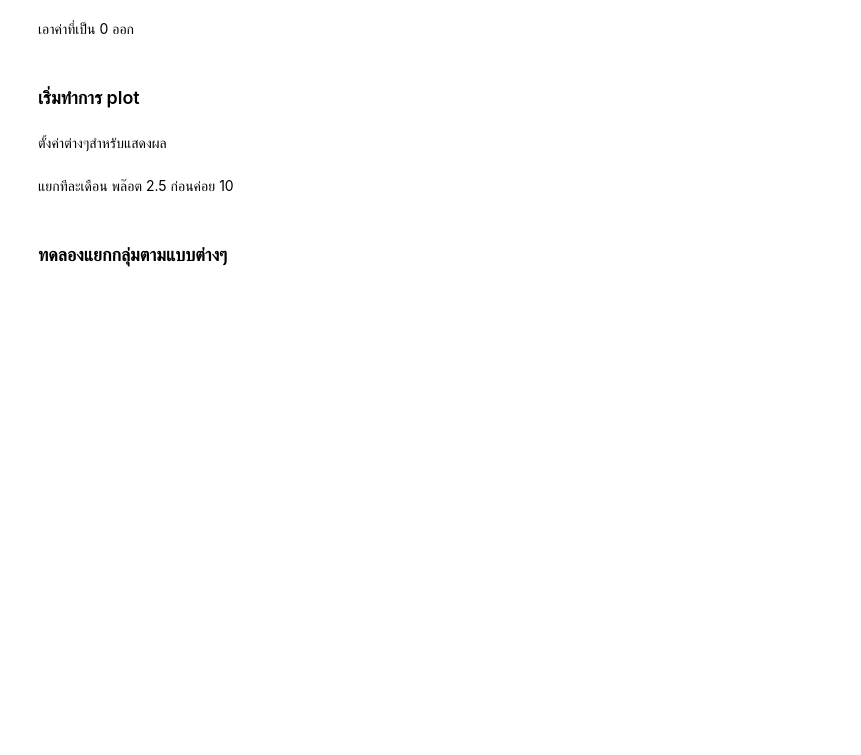
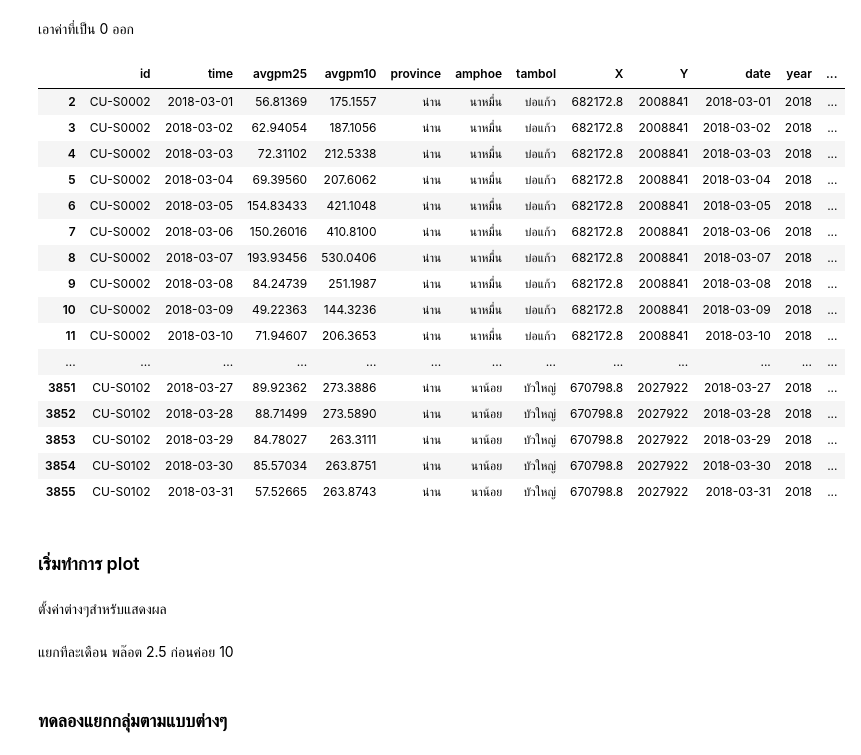
Before and after one commit to Maplub/Jupyter, a Jupyter notebook: 2018 Analysis.ipynb, the cells around one changed output. Drawn from its saved outputs; the diff is of its cells as text; code cells hidden in the pictures; blank space fills up the shorter version.

```diff
--- a/2018 Analysis.ipynb
+++ b/2018 Analysis.ipynb
@@ -55,7 +55,7 @@ airq<-na.omit(airq)
 # %% [markdown]
 ทำวันที่ในคอลัมน์ให้เป็น date จริงๆ ใส่ไว้ในคอลัมน์ชื่อ date แล้วก็แยกวันเดือนปีออกมาจะได้ใช้ code เก่าที่มีอยู่ได้
 # %%
-airq$date<-as.Date(airq$Time,format="%d/%m/%Y")
+airq$date<-as.Date(airq$time,format="%Y-%m-%d")
 airq$year<-as.numeric(format(airq$date,"%Y"))
 airq$m<-as.numeric(format(airq$date,"%m"))
 airq$d<-as.numeric(format(airq$date,"%d"))
@@ -87,6 +87,26 @@ sqldf('select distinct(pm10cat) from airq')
 # %%
 airq<-airq[airq$avgpm25!=0,]
 airq<-airq[airq$avgpm10!=0,]
+# %%
+airq
+# %% [output]
+|  | id | time | avgpm25 | avgpm10 | province | amphoe | tambol | X | Y | date | year | ... |
+| 2 | CU-S0002 | 2018-03-01 | 56.81369 | 175.1557 | น่าน | นาหมื่น | บ่อแก้ว | 682172.8 | 2008841 | 2018-03-01 | 2018 | ... |
+| 3 | CU-S0002 | 2018-03-02 | 62.94054 | 187.1056 | น่าน | นาหมื่น | บ่อแก้ว | 682172.8 | 2008841 | 2018-03-02 | 2018 | ... |
+| 4 | CU-S0002 | 2018-03-03 | 72.31102 | 212.5338 | น่าน | นาหมื่น | บ่อแก้ว | 682172.8 | 2008841 | 2018-03-03 | 2018 | ... |
+| 5 | CU-S0002 | 2018-03-04 | 69.39560 | 207.6062 | น่าน | นาหมื่น | บ่อแก้ว | 682172.8 | 2008841 | 2018-03-04 | 2018 | ... |
+| 6 | CU-S0002 | 2018-03-05 | 154.83433 | 421.1048 | น่าน | นาหมื่น | บ่อแก้ว | 682172.8 | 2008841 | 2018-03-05 | 2018 | ... |
+| 7 | CU-S0002 | 2018-03-06 | 150.26016 | 410.8100 | น่าน | นาหมื่น | บ่อแก้ว | 682172.8 | 2008841 | 2018-03-06 | 2018 | ... |
+| 8 | CU-S0002 | 2018-03-07 | 193.93456 | 530.0406 | น่าน | นาหมื่น | บ่อแก้ว | 682172.8 | 2008841 | 2018-03-07 | 2018 | ... |
+| 9 | CU-S0002 | 2018-03-08 | 84.24739 | 251.1987 | น่าน | นาหมื่น | บ่อแก้ว | 682172.8 | 2008841 | 2018-03-08 | 2018 | ... |
+| 10 | CU-S0002 | 2018-03-09 | 49.22363 | 144.3236 | น่าน | นาหมื่น | บ่อแก้ว | 682172.8 | 2008841 | 2018-03-09 | 2018 | ... |
+| 11 | CU-S0002 | 2018-03-10 | 71.94607 | 206.3653 | น่าน | นาหมื่น | บ่อแก้ว | 682172.8 | 2008841 | 2018-03-10 | 2018 | ... |
+| ... | ... | ... | ... | ... | ... | ... | ... | ... | ... | ... | ... | ... |
+| 3851 | CU-S0102 | 2018-03-27 | 89.92362 | 273.3886 | น่าน | นาน้อย | บัวใหญ่ | 670798.8 | 2027922 | 2018-03-27 | 2018 | ... |
+| 3852 | CU-S0102 | 2018-03-28 | 88.71499 | 273.5890 | น่าน | นาน้อย | บัวใหญ่ | 670798.8 | 2027922 | 2018-03-28 | 2018 | ... |
+| 3853 | CU-S0102 | 2018-03-29 | 84.78027 | 263.3111 | น่าน | นาน้อย | บัวใหญ่ | 670798.8 | 2027922 | 2018-03-29 | 2018 | ... |
+| 3854 | CU-S0102 | 2018-03-30 | 85.57034 | 263.8751 | น่าน | นาน้อย | บัวใหญ่ | 670798.8 | 2027922 | 2018-03-30 | 2018 | ... |
+| 3855 | CU-S0102 | 2018-03-31 | 57.52665 | 263.8743 | น่าน | นาน้อย | บัวใหญ่ | 670798.8 | 2027922 | 2018-03-31 | 2018 | ... |
 # %% [markdown]
 ### เริ่มทำการ plot
 # %% [markdown]
```
Also changed, not shown: parts of 3 cells of this notebook, 1 other file.
